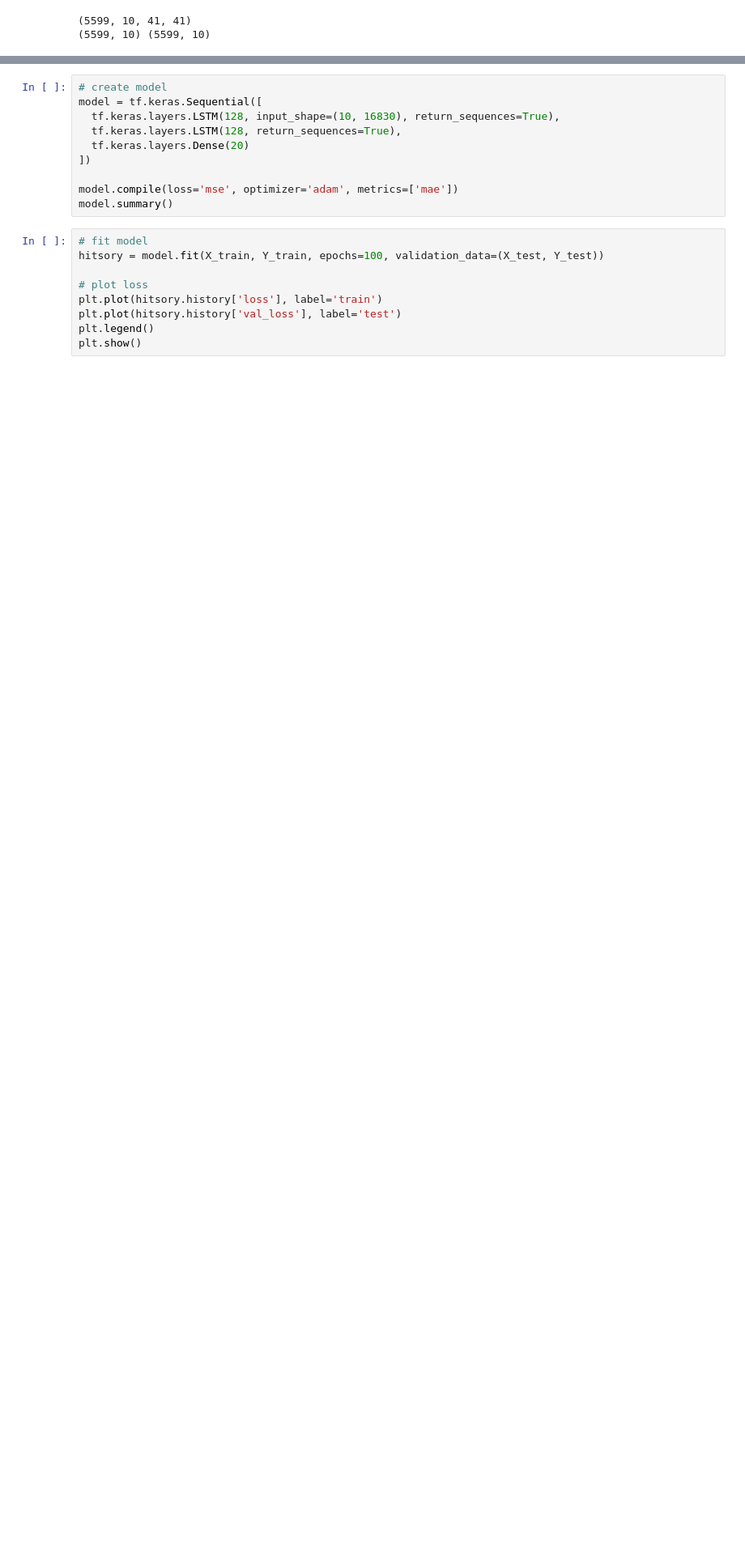
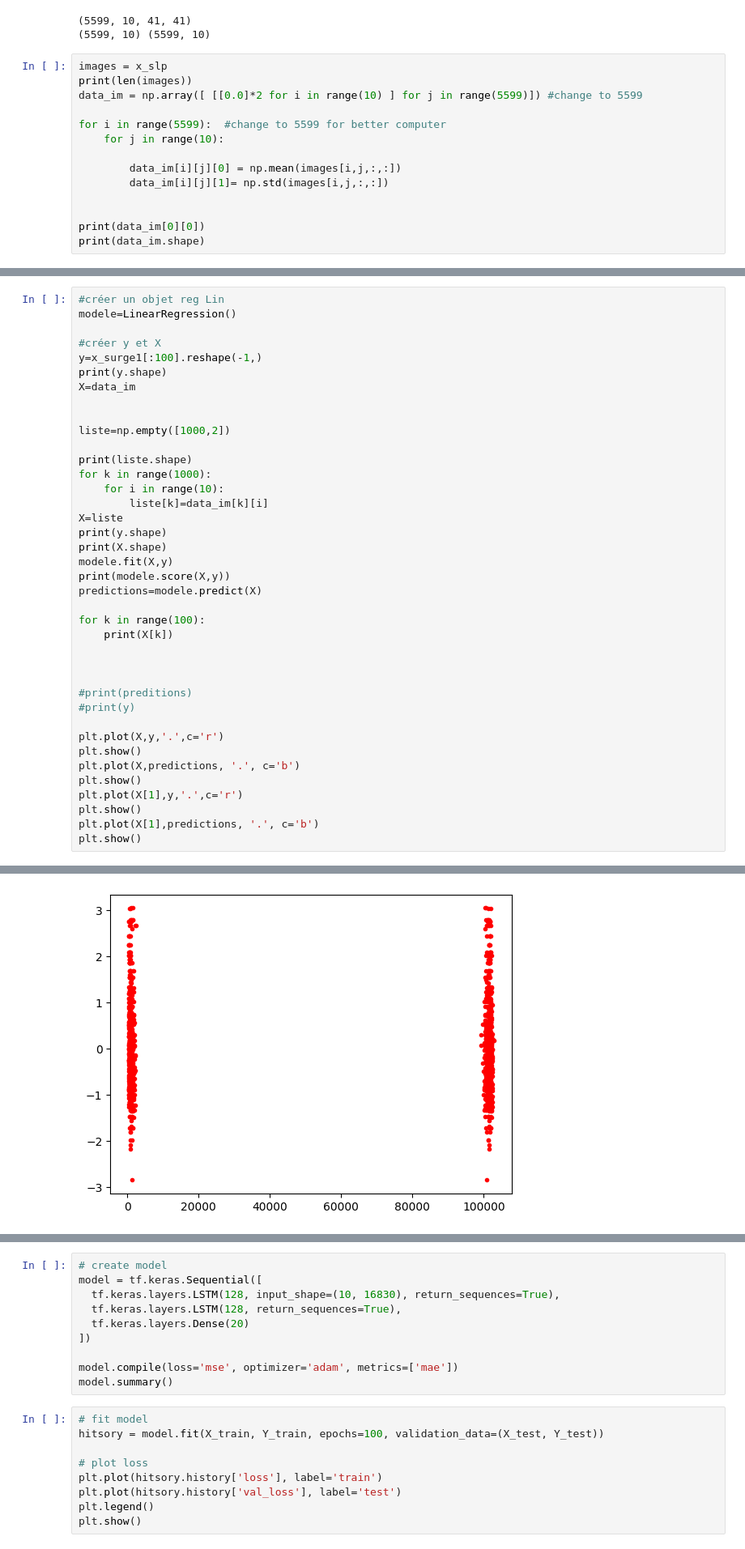
Before and after one commit to Entador/can-you-predict-the-tide, a Jupyter notebook: prediction_new.ipynb, the cells around one changed output, grey strips where cells are left out. Shown at 81% size. Saved outputs shown, nothing was run; the diff lists cells and outputs as text; blank space fills up the shorter version.

```diff
--- a/prediction_new.ipynb
+++ b/prediction_new.ipynb
@@ -33,3 +26,17 @@ print(x_surge1.shape, y_surge1.shape)
 # %% [output]
 (5599, 10, 41, 41)
 (5599, 10) (5599, 10)
+# %%
+images = x_slp
+print(len(images))
+data_im = np.array([ [[0.0]*2 for i in range(10) ] for j in range(5599)]) #change to 5599
+
+for i in range(5599):  #change to 5599 for better computer
+    for j in range(10):
+
+        data_im[i][j][0] = np.mean(images[i,j,:,:])
+        data_im[i][j][1]= np.std(images[i,j,:,:])
+
+
+print(data_im[0][0])
+print(data_im.shape)
@@ -35,0 +47,40 @@ print(x_surge1.shape, y_surge1.shape)
+# %%
+#créer un objet reg Lin
+modele=LinearRegression()
+
+#créer y et X
+y=x_surge1[:100].reshape(-1,)
+print(y.shape)
+X=data_im
+
+
+liste=np.empty([1000,2])
+
+print(liste.shape)
+for k in range(1000):
+    for i in range(10):
+        liste[k]=data_im[k][i]
+X=liste
+print(y.shape)
+print(X.shape)
+modele.fit(X,y)
+print(modele.score(X,y))
+predictions=modele.predict(X)
+
+for k in range(100):
+    print(X[k])
+
+
+
+#print(preditions)
+#print(y)
+
+plt.plot(X,y,'.',c='r')
+plt.show()
+plt.plot(X,predictions, '.', c='b')
+plt.show()
+plt.plot(X[1],y,'.',c='r')
+plt.show()
+plt.plot(X[1],predictions, '.', c='b')
+plt.show()
+# %% [output]
@@ -35,0 +104 @@ print(x_surge1.shape, y_surge1.shape)
+[figure, added]
```
Also changed, not shown: parts of 6 cells of this notebook.
